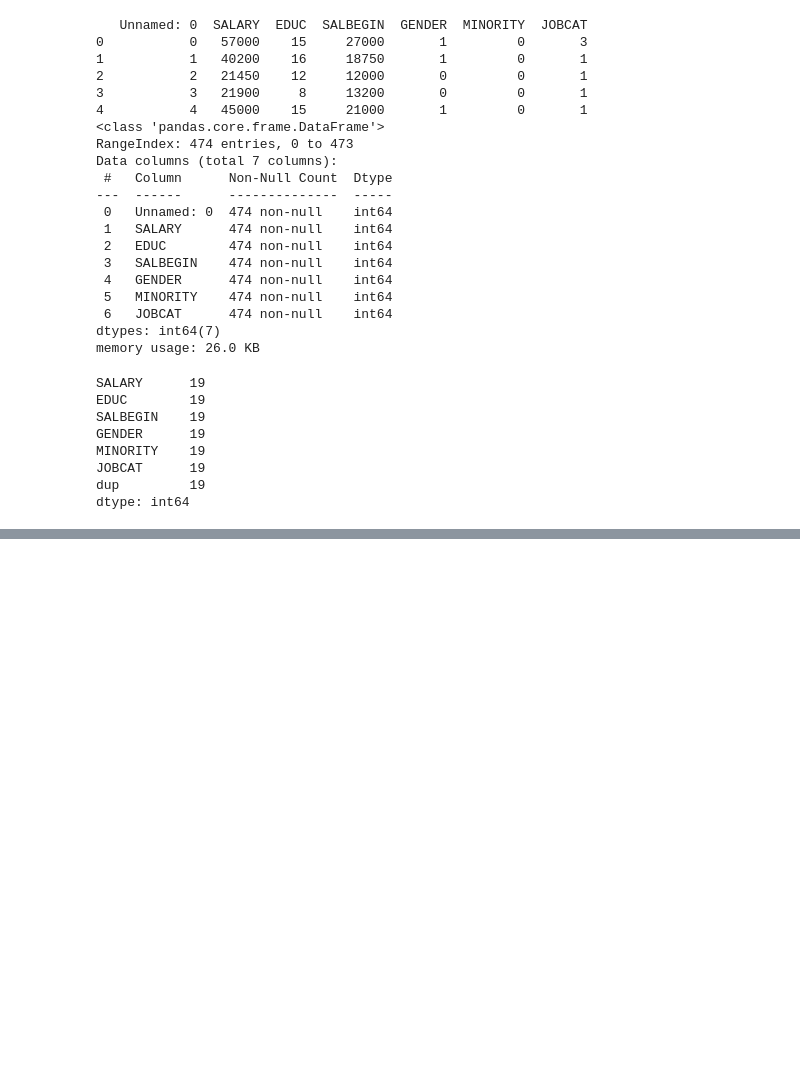
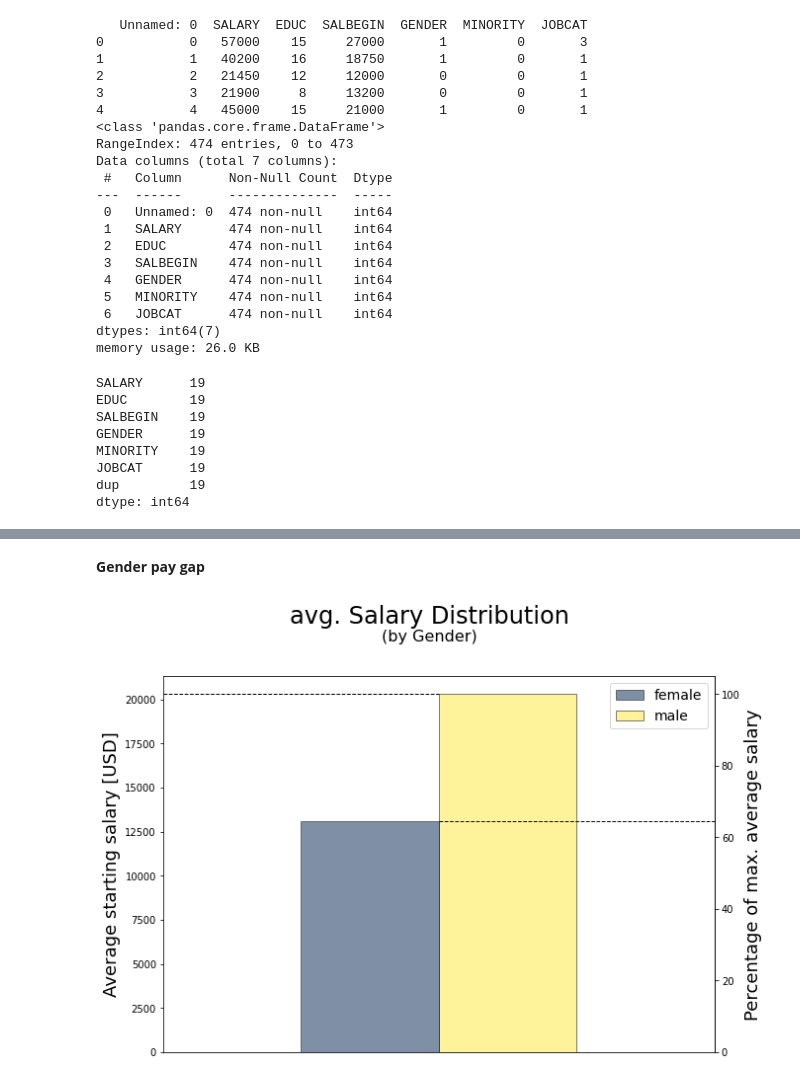
Before and after one commit to AIMPED/EDA_Bank_wages, a Jupyter notebook: EDA_work.ipynb, the cells around one changed output, grey strips where cells are left out. Drawn from its saved outputs; the diff is of its cells as text; code cells hidden in the pictures; blank space fills up the shorter version.

```diff
--- a/EDA_work.ipynb
+++ b/EDA_work.ipynb
@@ -90,0 +118,21 @@ sns.scatterplot(data=df, x= df.years, y=df.s_cur)
+# %% [markdown]
+**Gender pay gap**
+# %%
+s = gb_gender['start_s'].mean()
+
+fig, ax = plt.subplots(figsize=(10,7))
+gb_gender['start_s'].mean().to_frame().T.plot(kind='bar', edgecolor='black', alpha=0.5, ax=ax, colormap='cividis')
+
+fig.text(s="avg. Salary Distribution",x=.5,y=1.0, fontsize = 24,ha='center', va='center')
+fig.text(s='(by Gender)',x= .5,y=0.96, fontsize=16,ha='center', va='center')
+plt.ylabel("Average starting salary [USD]", fontsize = 18)
+plt.legend(['female','male'],fontsize=14)
+plt.xticks([])
+
+# set secondary axis, percentage of max value
+ax2 = ax.secondary_yaxis("right", functions = (lambda x: x/s.max()*100, lambda x: x))
+ax2.set_ylabel('Percentage of max. average salary',fontsize = 18)
+plt.axhline(y=s.min(),xmin=0.5,linestyle="--",linewidth=1.0, color='black')
+plt.axhline(y=s.max(),xmax=0.5,linestyle="--",linewidth=1.0, color='black');
+# %% [output]
+[figure, added]
```
Also changed, not shown: parts of 54 cells of this notebook.
